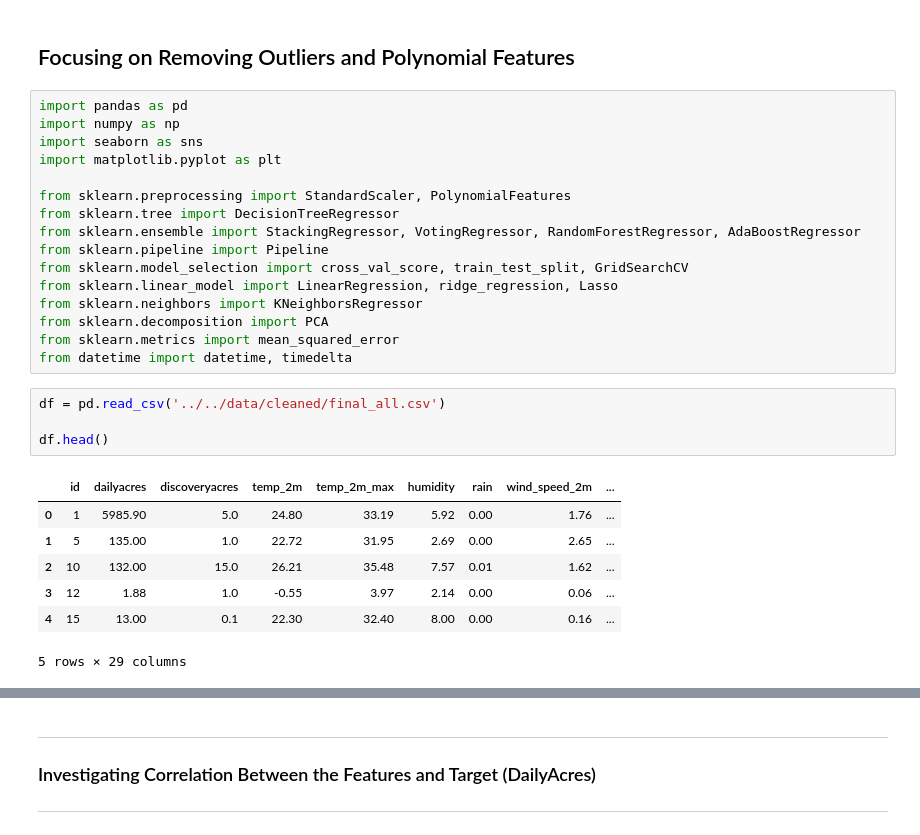
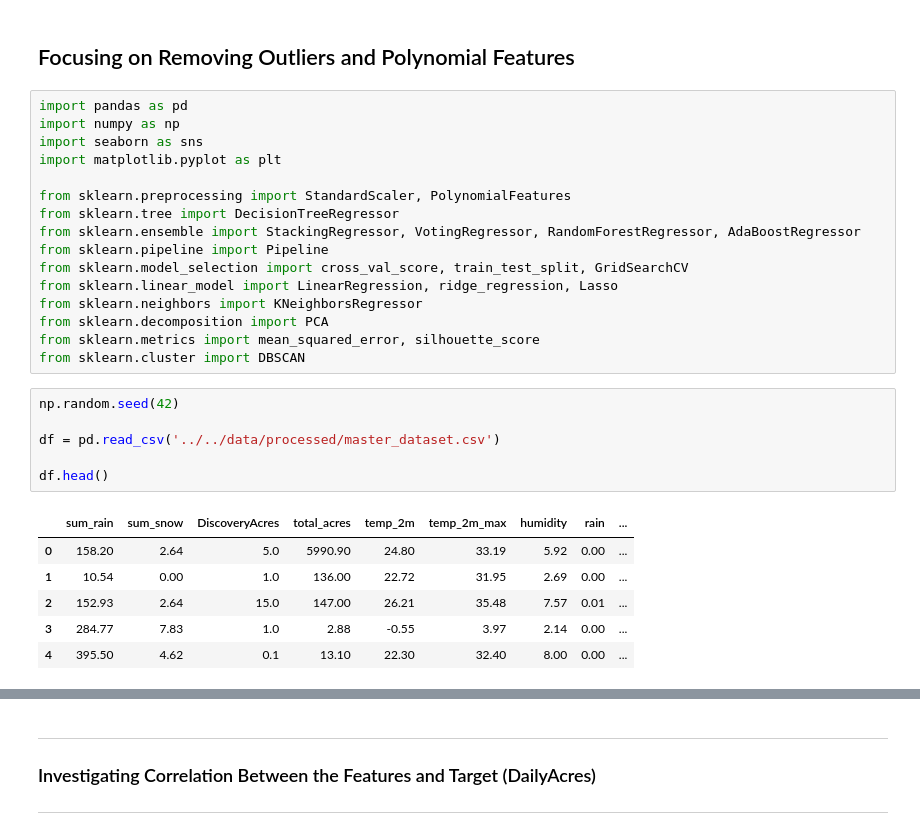
Before and after one commit to jeff-shakes/Wildfire_Size_Prediction, a Jupyter notebook: src/03_modeling/JA_advanced_modeling.ipynb, the cells around one changed output, grey strips where cells are left out. Cells and saved outputs as stored; diff of their text form.

```diff
--- a/src/03_modeling/JA_advanced_modeling.ipynb
+++ b/src/03_modeling/JA_advanced_modeling.ipynb
@@ -16,17 +16,18 @@ from sklearn.model_selection import cross_val_score, train_test_split, GridSearc
 from sklearn.linear_model import LinearRegression, ridge_regression, Lasso
 from sklearn.neighbors import KNeighborsRegressor
 from sklearn.decomposition import PCA
-from sklearn.metrics import mean_squared_error
-from datetime import datetime, timedelta
+from sklearn.metrics import mean_squared_error, silhouette_score
+from sklearn.cluster import DBSCAN
 # %%
-df = pd.read_csv('../../data/cleaned/final_all.csv')
+np.random.seed(42)
+
+df = pd.read_csv('../../data/processed/master_dataset.csv')
 
 df.head()
 # %% [output]
-|  | id | dailyacres | discoveryacres | temp_2m | temp_2m_max | humidity | rain | wind_speed_2m | ... |
-| 0 | 1 | 5985.90 | 5.0 | 24.80 | 33.19 | 5.92 | 0.00 | 1.76 | ... |
-| 1 | 5 | 135.00 | 1.0 | 22.72 | 31.95 | 2.69 | 0.00 | 2.65 | ... |
-| 2 | 10 | 132.00 | 15.0 | 26.21 | 35.48 | 7.57 | 0.01 | 1.62 | ... |
-| 3 | 12 | 1.88 | 1.0 | -0.55 | 3.97 | 2.14 | 0.00 | 0.06 | ... |
-| 4 | 15 | 13.00 | 0.1 | 22.30 | 32.40 | 8.00 | 0.00 | 0.16 | ... |
+|  | sum_rain | sum_snow | DiscoveryAcres | total_acres | temp_2m | temp_2m_max | humidity | rain | ... |
+| 0 | 158.20 | 2.64 | 5.0 | 5990.90 | 24.80 | 33.19 | 5.92 | 0.00 | ... |
+| 1 | 10.54 | 0.00 | 1.0 | 136.00 | 22.72 | 31.95 | 2.69 | 0.00 | ... |
+| 2 | 152.93 | 2.64 | 15.0 | 147.00 | 26.21 | 35.48 | 7.57 | 0.01 | ... |
+| 3 | 284.77 | 7.83 | 1.0 | 2.88 | -0.55 | 3.97 | 2.14 | 0.00 | ... |
+| 4 | 395.50 | 4.62 | 0.1 | 13.10 | 22.30 | 32.40 | 8.00 | 0.00 | ... |
-5 rows × 29 columns
```
Also changed, not shown: parts of 57 cells of this notebook, 29 other files.
